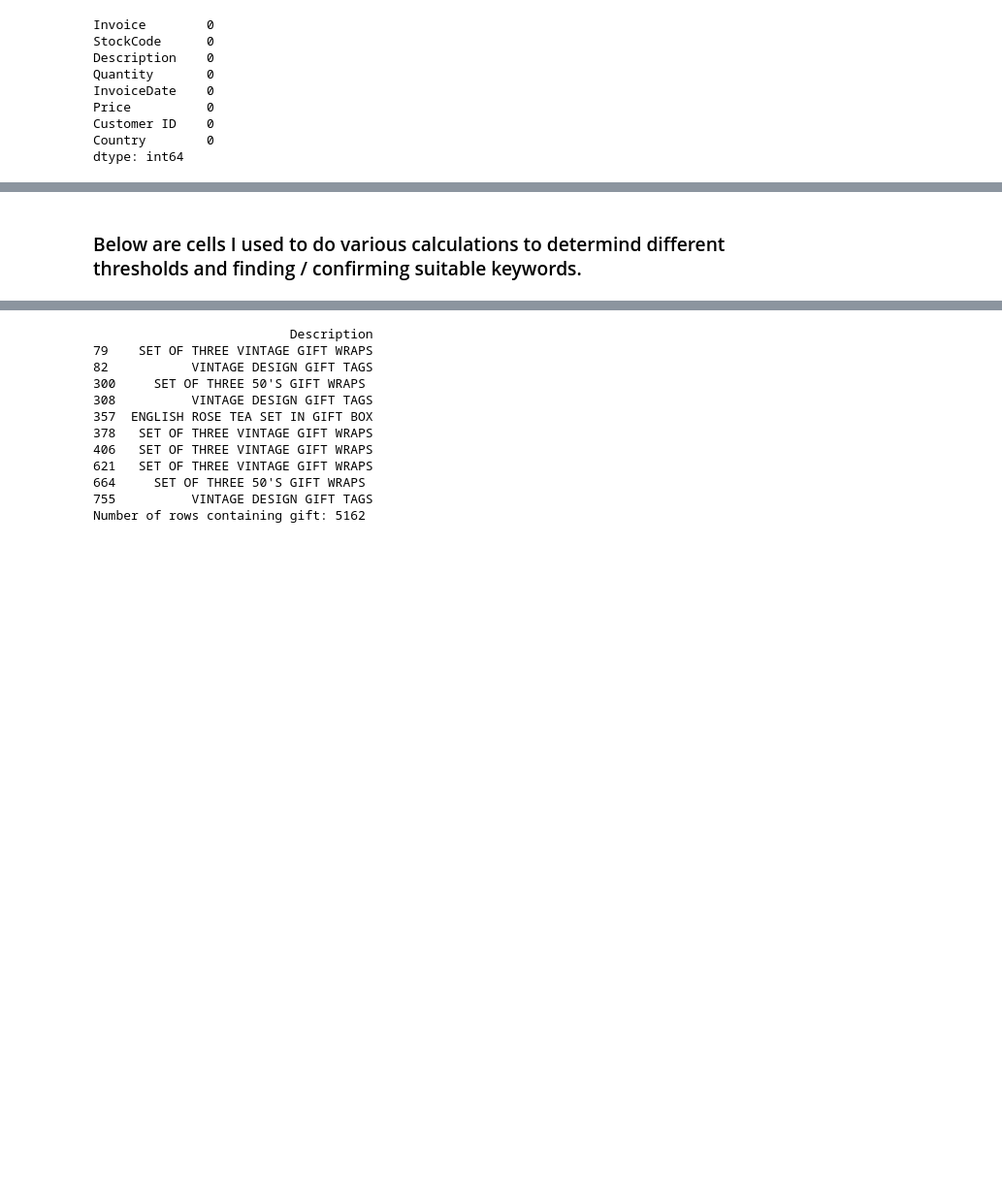
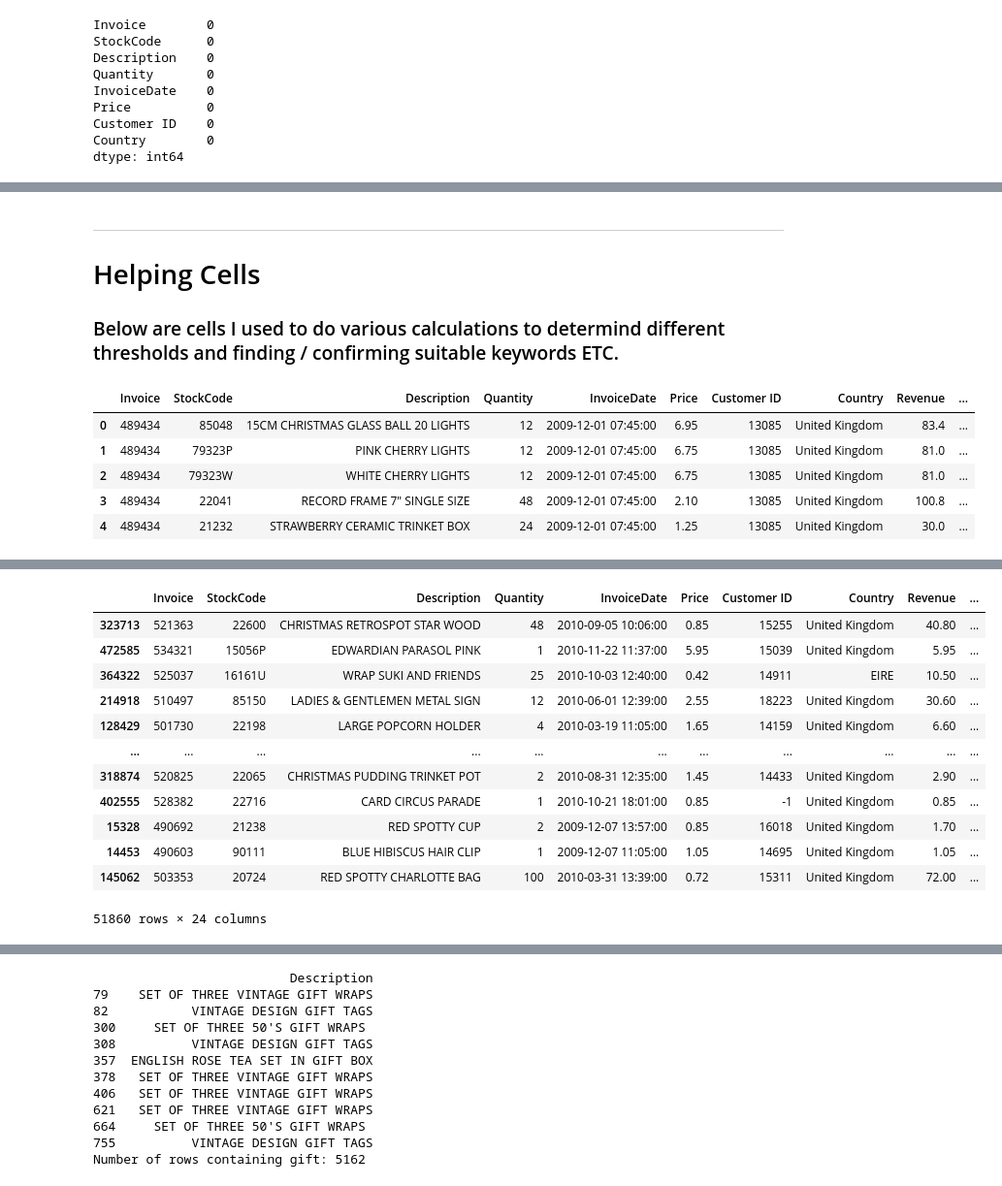
Before and after one commit to Sebastianrix/Data-Things, a Jupyter notebook: 2) Data engineering/DE_Task.ipynb, the cells around one changed output, grey strips where cells are left out. Shown at 97% size. Saved outputs shown, nothing was run; the diff lists cells and outputs as text; code cells hidden in the pictures; blank space fills up the shorter version.

```diff
--- a/2) Data engineering/DE_Task.ipynb
+++ b/2) Data engineering/DE_Task.ipynb
@@ -358,2 +444,19 @@ Rank 25: PAPER CHAIN KIT VINTAGE CHRISTMAS - Revenue: 28570.90
 # %% [markdown]
-<h3> Below are cells I used to do various calculations to determind different thresholds and finding / confirming suitable keywords. </h>
+<hr>
+<h1>Helping Cells</h>
+<h3> Below are cells I used to do various calculations to determind different thresholds and finding / confirming suitable keywords ETC. </h>
+# %%
+# Lets display some of the data to see how it looks after the transformations. I think it looks really solid!
+pd.set_option('display.max_columns', 500)  # Show all columns
+
+display(retail_data.head(5))
+display(retail_data.sample(5))
+display(retail_data.sample(frac=0.1))
+display(retail_data.tail(5))
+# %% [output]
+|  | Invoice | StockCode | Description | Quantity | InvoiceDate | Price | Customer ID | Country | Revenue | ... |
+| 0 | 489434 | 85048 | 15CM CHRISTMAS GLASS BALL 20 LIGHTS | 12 | 2009-12-01 07:45:00 | 6.95 | 13085 | United Kingdom | 83.4 | ... |
+| 1 | 489434 | 79323P | PINK CHERRY LIGHTS | 12 | 2009-12-01 07:45:00 | 6.75 | 13085 | United Kingdom | 81.0 | ... |
+| 2 | 489434 | 79323W | WHITE CHERRY LIGHTS | 12 | 2009-12-01 07:45:00 | 6.75 | 13085 | United Kingdom | 81.0 | ... |
+| 3 | 489434 | 22041 | RECORD FRAME 7" SINGLE SIZE | 48 | 2009-12-01 07:45:00 | 2.10 | 13085 | United Kingdom | 100.8 | ... |
+| 4 | 489434 | 21232 | STRAWBERRY CERAMIC TRINKET BOX | 24 | 2009-12-01 07:45:00 | 1.25 | 13085 | United Kingdom | 30.0 | ... |
@@ -359,0 +469,13 @@ Rank 25: PAPER CHAIN KIT VINTAGE CHRISTMAS - Revenue: 28570.90
+|  | Invoice | StockCode | Description | Quantity | InvoiceDate | Price | Customer ID | Country | Revenue | ... |
+| 323713 | 521363 | 22600 | CHRISTMAS RETROSPOT STAR WOOD | 48 | 2010-09-05 10:06:00 | 0.85 | 15255 | United Kingdom | 40.80 | ... |
+| 472585 | 534321 | 15056P | EDWARDIAN PARASOL PINK | 1 | 2010-11-22 11:37:00 | 5.95 | 15039 | United Kingdom | 5.95 | ... |
+| 364322 | 525037 | 16161U | WRAP SUKI AND FRIENDS | 25 | 2010-10-03 12:40:00 | 0.42 | 14911 | EIRE | 10.50 | ... |
+| 214918 | 510497 | 85150 | LADIES & GENTLEMEN METAL SIGN | 12 | 2010-06-01 12:39:00 | 2.55 | 18223 | United Kingdom | 30.60 | ... |
+| 128429 | 501730 | 22198 | LARGE POPCORN HOLDER | 4 | 2010-03-19 11:05:00 | 1.65 | 14159 | United Kingdom | 6.60 | ... |
+| ... | ... | ... | ... | ... | ... | ... | ... | ... | ... | ... |
+| 318874 | 520825 | 22065 | CHRISTMAS PUDDING TRINKET POT | 2 | 2010-08-31 12:35:00 | 1.45 | 14433 | United Kingdom | 2.90 | ... |
+| 402555 | 528382 | 22716 | CARD CIRCUS PARADE | 1 | 2010-10-21 18:01:00 | 0.85 | -1 | United Kingdom | 0.85 | ... |
+| 15328 | 490692 | 21238 | RED SPOTTY CUP | 2 | 2009-12-07 13:57:00 | 0.85 | 16018 | United Kingdom | 1.70 | ... |
+| 14453 | 490603 | 90111 | BLUE HIBISCUS HAIR CLIP | 1 | 2009-12-07 11:05:00 | 1.05 | 14695 | United Kingdom | 1.05 | ... |
+| 145062 | 503353 | 20724 | RED SPOTTY CHARLOTTE BAG | 100 | 2010-03-31 13:39:00 | 0.72 | 15311 | United Kingdom | 72.00 | ... |
+51860 rows × 24 columns
```
Also changed, not shown: parts of 19 cells of this notebook, 1 other file.
